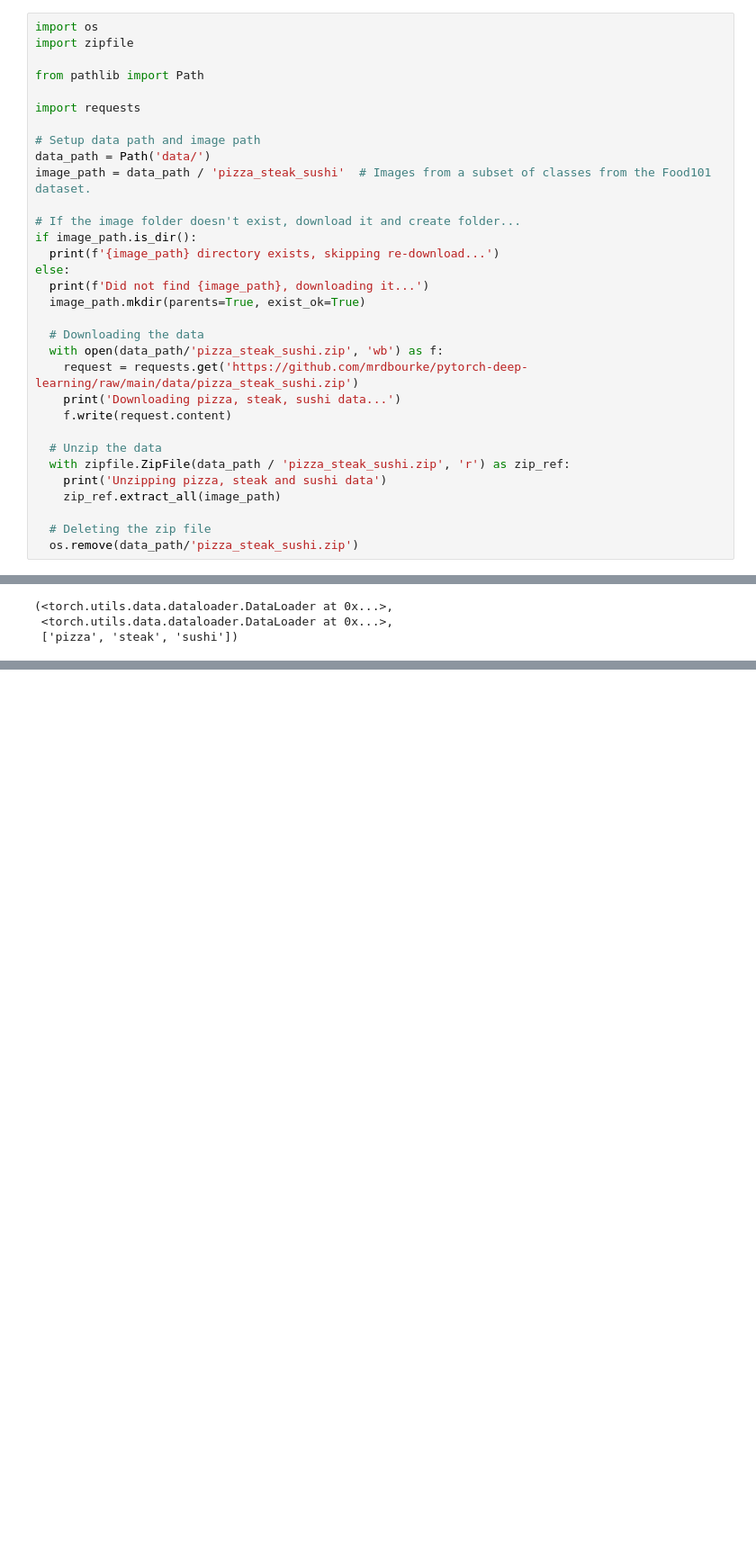
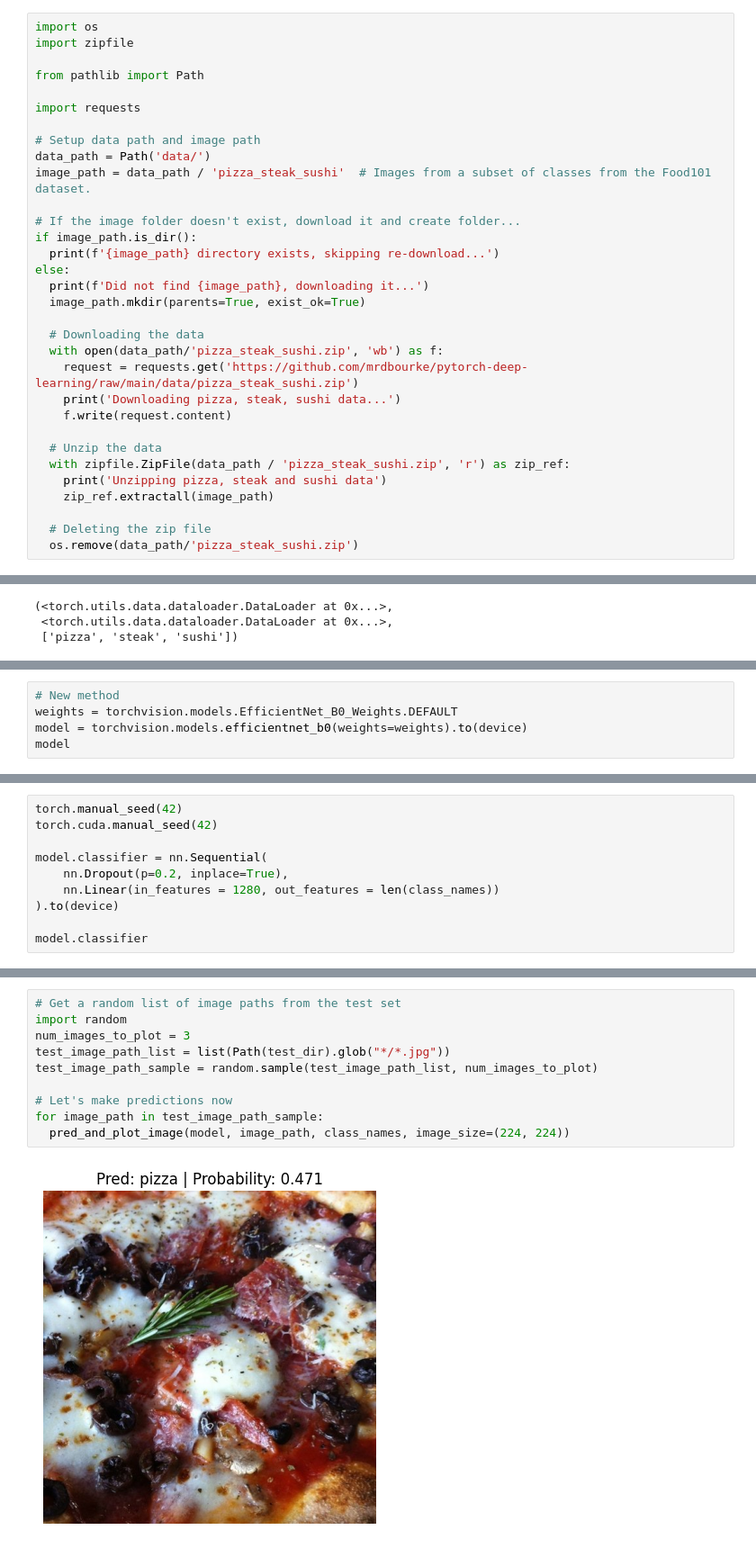
Before and after one commit to suryansh-sinha/Learning-PyTorch, a Jupyter notebook: Daniel Bourke/06_PyTorch_Transfer_Learning.ipynb, the cells around one changed output, grey strips where cells are left out. Shown at 90% size. Saved outputs shown, nothing was run; the diff lists cells and outputs as text; blank space fills up the shorter version.

```diff
--- a/Daniel Bourke/06_PyTorch_Transfer_Learning.ipynb
+++ b/Daniel Bourke/06_PyTorch_Transfer_Learning.ipynb
@@ -85,7 +85,7 @@ else:
   # Unzip the data
   with zipfile.ZipFile(data_path / 'pizza_steak_sushi.zip', 'r') as zip_ref:
     print('Unzipping pizza, steak and sushi data')
-    zip_ref.extract_all(image_path)
+    zip_ref.extractall(image_path)
 
   # Deleting the zip file
   os.remove(data_path/'pizza_steak_sushi.zip')
@@ -175,0 +204,5 @@ train_dataloader, test_dataloader, class_names
+# %%
+# New method
+weights = torchvision.models.EfficientNet_B0_Weights.DEFAULT
+model = torchvision.models.efficientnet_b0(weights=weights).to(device)
+model
@@ -175,0 +300,10 @@ train_dataloader, test_dataloader, class_names
+# %%
+torch.manual_seed(42)
+torch.cuda.manual_seed(42)
+
+model.classifier = nn.Sequential(
+    nn.Dropout(p=0.2, inplace=True),
+    nn.Linear(in_features = 1280, out_features = len(class_names))
+).to(device)
+
+model.classifier
@@ -175,0 +467,12 @@ train_dataloader, test_dataloader, class_names
+# %%
+# Get a random list of image paths from the test set
+import random
+num_images_to_plot = 3
+test_image_path_list = list(Path(test_dir).glob("*/*.jpg"))
+test_image_path_sample = random.sample(test_image_path_list, num_images_to_plot)
+
+# Let's make predictions now
+for image_path in test_image_path_sample:
+  pred_and_plot_image(model, image_path, class_names, image_size=(224, 224))
+# %% [output]
+[figure, added]
```
Also changed, not shown: parts of 31 cells of this notebook, 1 other file.
